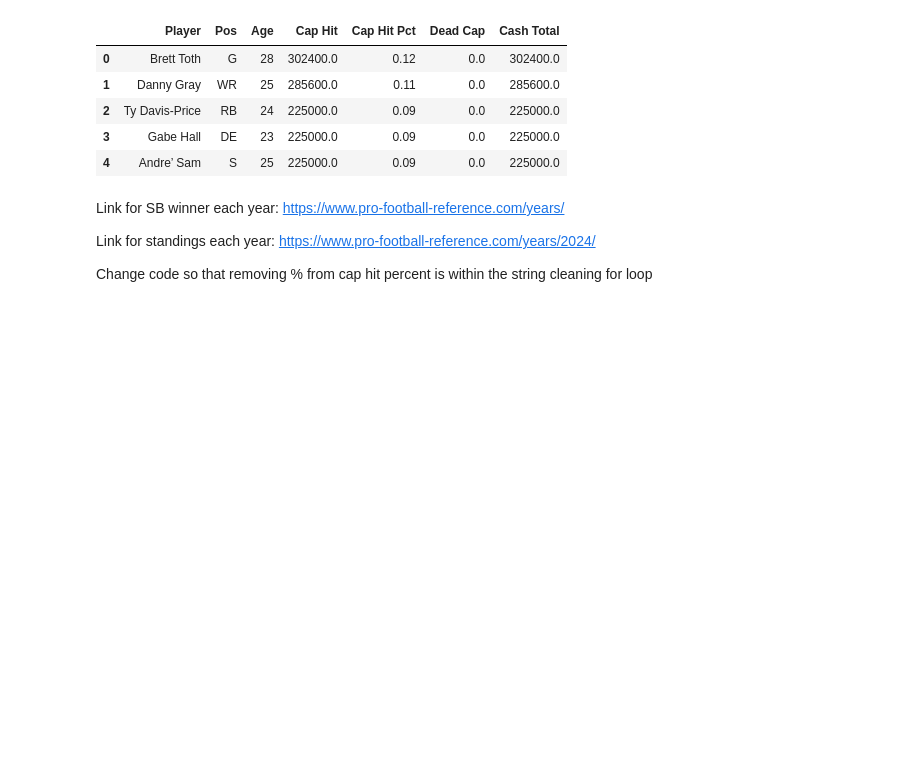
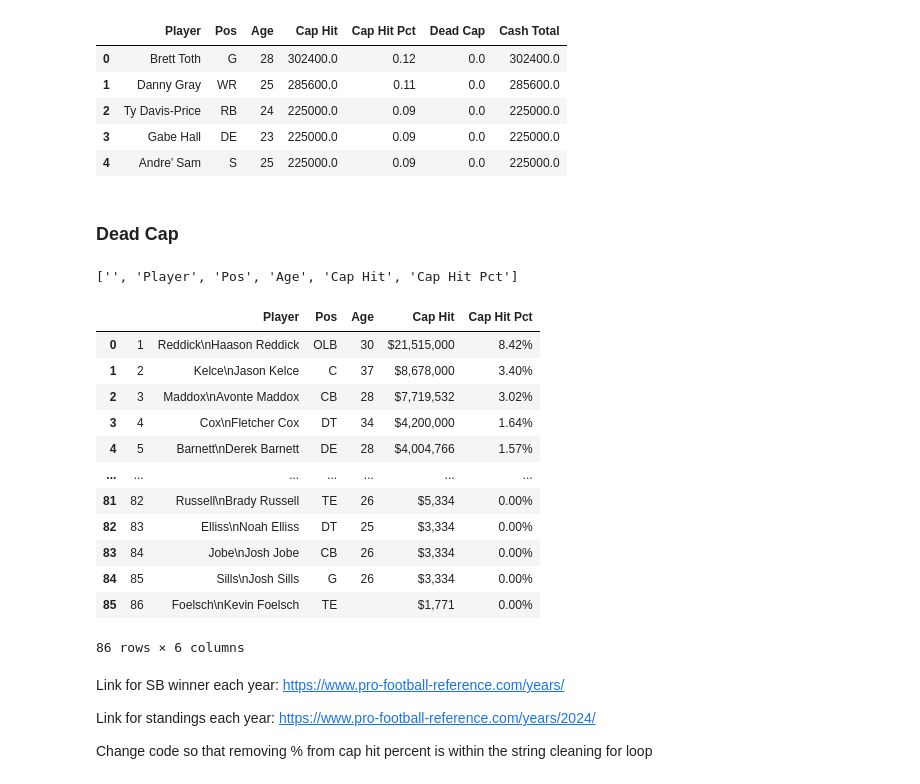
Before and after one commit to arnavk377/AllCap, a Jupyter notebook: data_collection/cap_data.ipynb, the cells around one changed output. Cells and saved outputs as stored; diff of their text form; code cells hidden in the pictures; blank space fills up the shorter version.

Commit message:
dead df

```diff
--- a/data_collection/cap_data.ipynb
+++ b/data_collection/cap_data.ipynb
@@ -274,3 +274,36 @@ ps_df.head()
 | 2 | Ty Davis-Price | RB | 24 | 225000.0 | 0.09 | 0.0 | 225000.0 |
 | 3 | Gabe Hall | DE | 23 | 225000.0 | 0.09 | 0.0 | 225000.0 |
 | 4 | Andre’ Sam | S | 25 | 225000.0 | 0.09 | 0.0 | 225000.0 |
+# %% [markdown]
+### Dead Cap
+# %%
+curr = tables[3]
+headers = [header.text.strip() for header in curr.find_all('th')]
+rows = []
+for row in curr.find_all('tr')[1:]:
+    rows.append([cell.text.strip() for cell in row.find_all('td')])
+# %%
+new_headers = [clean_header(x) if '\n' in x else x for x in headers]
+new_headers[1] = 'Player'
+# %%
+new_headers
+# %% [output]
+['', 'Player', 'Pos', 'Age', 'Cap Hit', 'Cap Hit Pct']
+# %%
+dead_df = pd.DataFrame(rows, columns=new_headers)
+# %%
+dead_df
+# %% [output]
+|  |  | Player | Pos | Age | Cap Hit | Cap Hit Pct |
+| 0 | 1 | Reddick\nHaason Reddick | OLB | 30 | $21,515,000 | 8.42% |
+| 1 | 2 | Kelce\nJason Kelce | C | 37 | $8,678,000 | 3.40% |
+| 2 | 3 | Maddox\nAvonte Maddox | CB | 28 | $7,719,532 | 3.02% |
+| 3 | 4 | Cox\nFletcher Cox | DT | 34 | $4,200,000 | 1.64% |
+| 4 | 5 | Barnett\nDerek Barnett | DE | 28 | $4,004,766 | 1.57% |
+| ... | ... | ... | ... | ... | ... | ... |
+| 81 | 82 | Russell\nBrady Russell | TE | 26 | $5,334 | 0.00% |
+| 82 | 83 | Elliss\nNoah Elliss | DT | 25 | $3,334 | 0.00% |
+| 83 | 84 | Jobe\nJosh Jobe | CB | 26 | $3,334 | 0.00% |
+| 84 | 85 | Sills\nJosh Sills | G | 26 | $3,334 | 0.00% |
+| 85 | 86 | Foelsch\nKevin Foelsch | TE |  | $1,771 | 0.00% |
+86 rows × 6 columns
```
Also changed, not shown: parts of 3 cells of this notebook.
